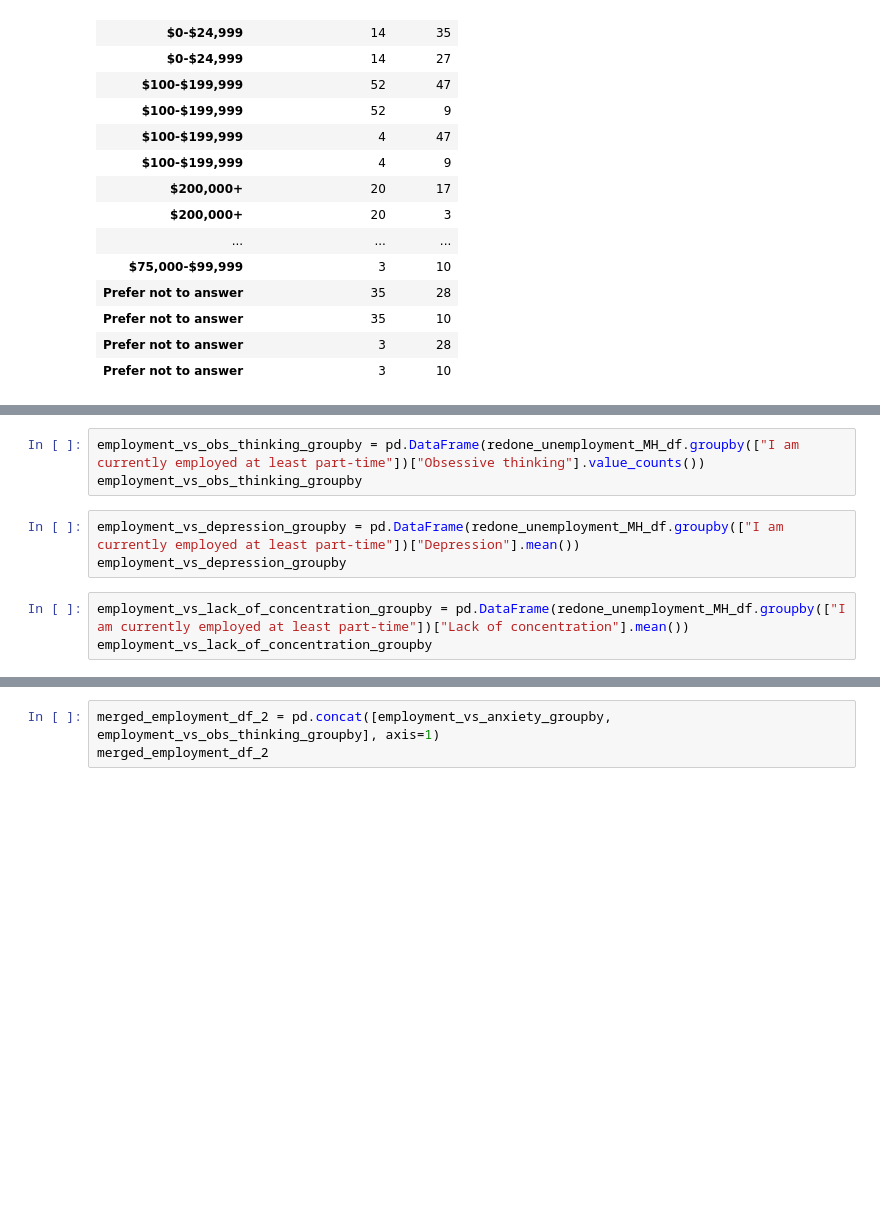
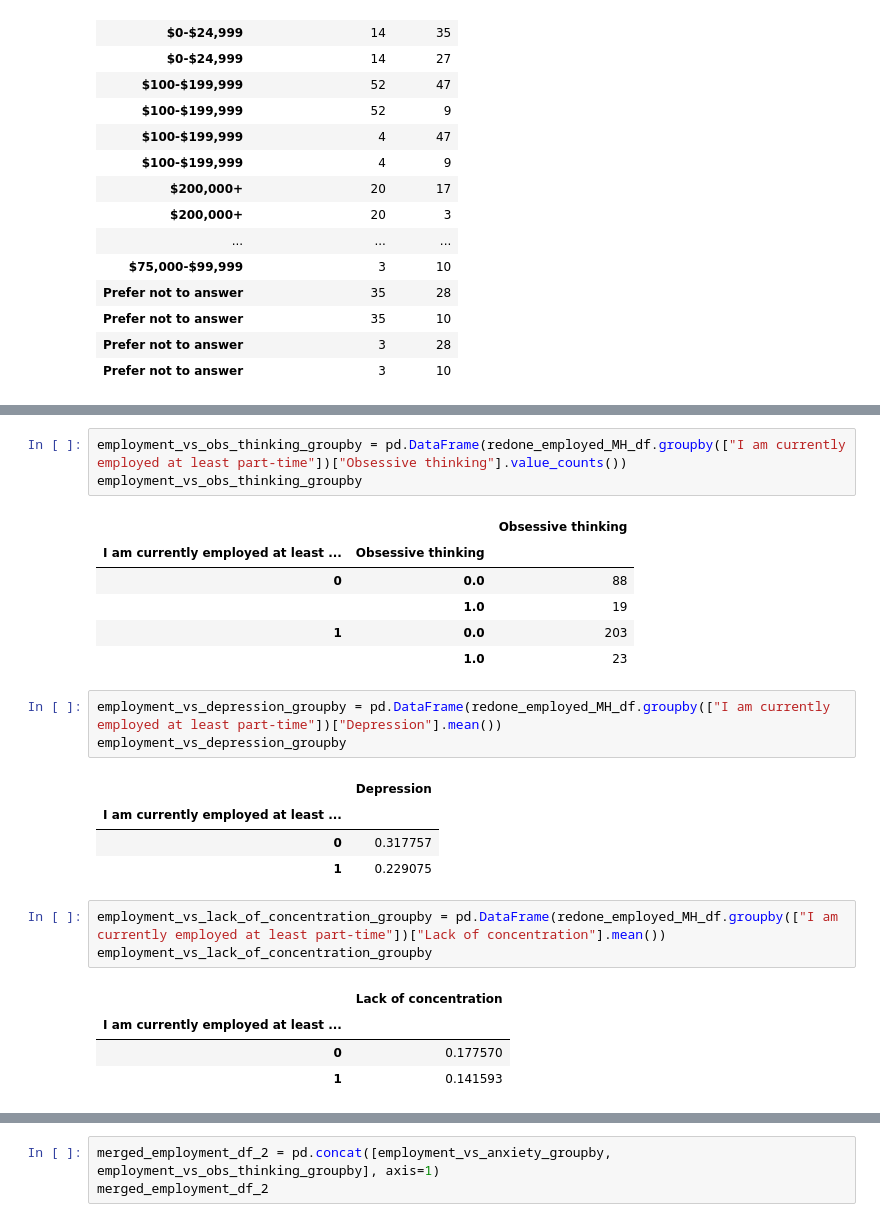
Before and after one commit to KMcLaurin12/Butler_GroupF_Project1, a Jupyter notebook: project_f_kiara.ipynb, the cells around one changed output, grey strips where cells are left out. Drawn from its saved outputs; the diff is of its cells as text; blank space fills up the shorter version.

```diff
--- a/project_f_kiara.ipynb
+++ b/project_f_kiara.ipynb
@@ -621,10 +635,27 @@ employment_vs_anxiety_groupby
 # %%
-employment_vs_obs_thinking_groupby = pd.DataFrame(redone_unemployment_MH_df.groupby(["I am currently employed at least part-time"])["Obsessive thinking"].value_counts())
+employment_vs_obs_thinking_groupby = pd.DataFrame(redone_employed_MH_df.groupby(["I am currently employed at least part-time"])["Obsessive thinking"].value_counts())
 employment_vs_obs_thinking_groupby
+# %% [output]
+|  |  | Obsessive thinking |
+| I am currently employed at least ... | Obsessive thinking |  |
+| 0 | 0.0 | 88 |
+|  | 1.0 | 19 |
+| 1 | 0.0 | 203 |
+|  | 1.0 | 23 |
 # %%
-employment_vs_depression_groupby = pd.DataFrame(redone_unemployment_MH_df.groupby(["I am currently employed at least part-time"])["Depression"].mean())
+employment_vs_depression_groupby = pd.DataFrame(redone_employed_MH_df.groupby(["I am currently employed at least part-time"])["Depression"].mean())
 employment_vs_depression_groupby
+# %% [output]
+|  | Depression |
+| I am currently employed at least ... |  |
+| 0 | 0.317757 |
+| 1 | 0.229075 |
 # %%
-employment_vs_lack_of_concentration_groupby = pd.DataFrame(redone_unemployment_MH_df.groupby(["I am currently employed at least part-time"])["Lack of concentration"].mean())
+employment_vs_lack_of_concentration_groupby = pd.DataFrame(redone_employed_MH_df.groupby(["I am currently employed at least part-time"])["Lack of concentration"].mean())
 employment_vs_lack_of_concentration_groupby
+# %% [output]
+|  | Lack of concentration |
+| I am currently employed at least ... |  |
+| 0 | 0.177570 |
+| 1 | 0.141593 |
 # %%
```
Also changed, not shown: parts of 19 cells of this notebook.
